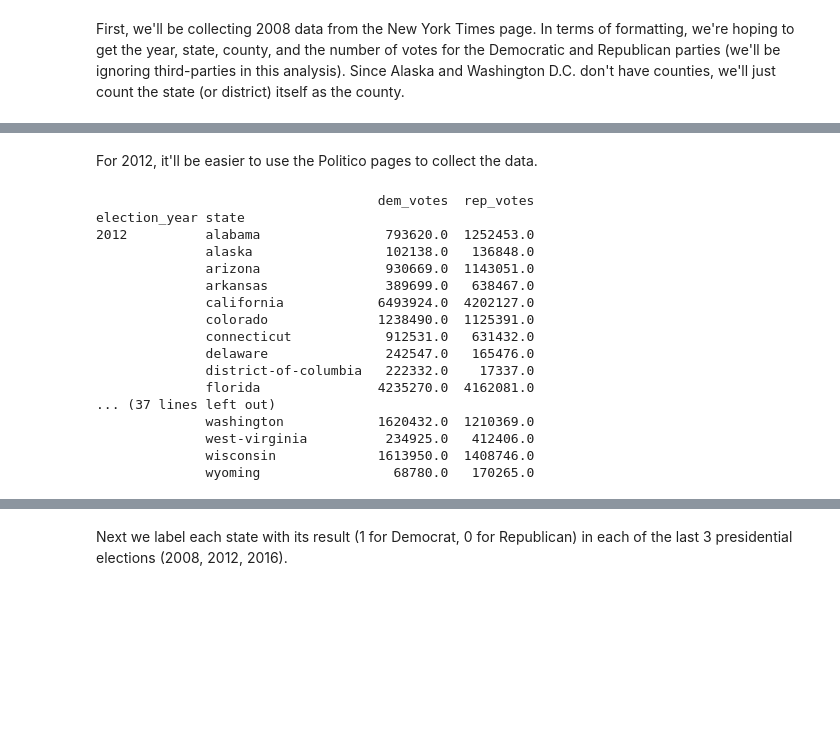
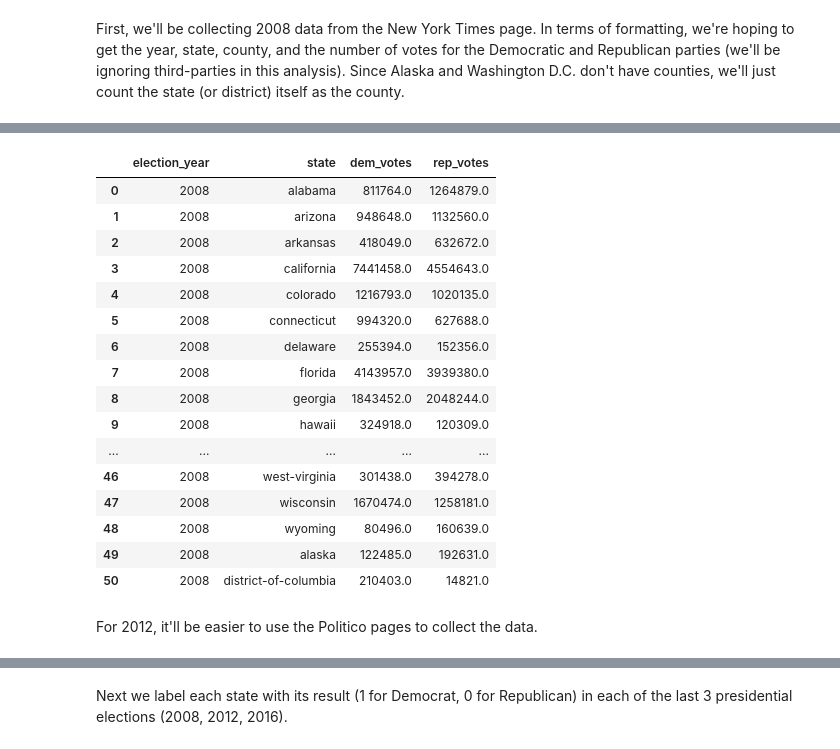
Before and after one commit to malexandert/15388_final, a Jupyter notebook: project.ipynb, the cells around one changed output, grey strips where cells are left out. Cells and saved outputs as stored; diff of their text form; code cells hidden in the pictures; blank space fills up the shorter version.

```diff
--- a/project.ipynb
+++ b/project.ipynb
@@ -59,17 +59,13 @@ Converts data taken from the table in the html
 '''
 def voter_html_to_data_2008(voter_html):
     data = [datum.get_text().strip() for datum in voter_html.find_all('td')]
-    # For the 2008 elections, the data list will be in the following format:
-    # County name, % votes for Obama, Votes for Obama, % votes for McCain, Votes for McCain
-    # For simplicity's sake, we'll calculate the percentages ourselves based on the raw vote counts
-    county_name = data[0].lower()
     blue_votes = int(data[2][:-5].replace(',',''))
     red_votes = int(data[4][:-5].replace(',',''))
-    return [county_name, blue_votes, red_votes]
+    return [blue_votes, red_votes]
 
 def get_voter_data_2008():
     # Set up our data frame
-    df = pd.DataFrame(columns=('election_year', 'state', 'county', 'dem_votes', 'rep_votes'))
+    df = pd.DataFrame(columns=('election_year', 'state', 'dem_votes', 'rep_votes'))
 
     # Base url we'll be getting data from
     base_url = 'http://elections.nytimes.com/2008/results/states/president/'
@@ -78,7 +74,7 @@ def get_voter_data_2008():
     state_urls = sorted([state.lower().replace(' ', '-') for state in states])
 
     # Iterate through the states (except for Alaska and D.C.)
-    num_counties = 0
+    num_states = 0
     for state in state_urls:
         if state != 'alaska' and state != 'district-of-columbia':
             # Get data from the site
@@ -90,10 +86,11 @@ def get_voter_data_2008():
 
             # Data that every row will have (election year and state)
             header_data = ['2008', state]
-            for row in data_rows:
-                voter_data = header_data + voter_html_to_data_2008(row)
-                df.loc[num_counties] = voter_data
-                num_counties += 1
+            state_vote_lists = [voter_html_to_data_2008(row) for row in data_rows]
+            state_vote_counts = [sum([vote[0] for vote in state_vote_lists]), sum([vote[1] for vote in state_vote_lists])]
+            voter_data = header_data + state_vote_counts
+            df.loc[num_states] = voter_data
+            num_states += 1
 
     # Since Alaska and D.C. don't have counties, we process them slightly differently
     # First, Alaska
@@ -104,9 +101,9 @@ def get_voter_data_2008():
     alaska_mccain = alaska_election_soup.find(id='presidential-results-table').tbody.find_all('tr')[:2][0].find_all('td')
     alaska_blue_votes = int(alaska_obama[1].get_text().strip().replace(',',''))
     alaska_red_votes = int(alaska_mccain[2].get_text().strip().replace(',',''))
-    alaska_data = ['2008', 'alaska', 'alaska', alaska_blue_votes, alaska_red_votes]
-    df.loc[num_counties] = alaska_data
-    num_counties += 1
+    alaska_data = ['2008', 'alaska', alaska_blue_votes, alaska_red_votes]
+    df.loc[num_states] = alaska_data
+    num_states += 1
 
     # Finally, D.C.
     dc_html = requests.get('http://elections.nytimes.com/2008/results/states/district-of-columbia.html')
@@ -116,8 +113,8 @@ def get_voter_data_2008():
     dc_mccain = dc_election_soup.find(id='presidential-results-table').tbody.find_all('tr')[:2][1].find_all('td')
     dc_blue_votes = int(dc_obama[2].get_text().strip().replace(',',''))
     dc_red_votes = int(dc_mccain[1].get_text().strip().replace(',',''))
-    dc_data = ['2008', 'district-of-columbia', 'district-of-columbia', dc_blue_votes, dc_red_votes]
-    df.loc[num_counties] = dc_data
-    num_counties += 1
+    dc_data = ['2008', 'district-of-columbia', dc_blue_votes, dc_red_votes]
+    df.loc[num_states] = dc_data
+    num_states += 1
 
     return df
@@ -145,3 +141,23 @@ election_year state
+# %%
+df_2008
+# %% [output]
+|  | election_year | state | dem_votes | rep_votes |
+| 0 | 2008 | alabama | 811764.0 | 1264879.0 |
+| 1 | 2008 | arizona | 948648.0 | 1132560.0 |
+| 2 | 2008 | arkansas | 418049.0 | 632672.0 |
+| 3 | 2008 | california | 7441458.0 | 4554643.0 |
+| 4 | 2008 | colorado | 1216793.0 | 1020135.0 |
+| 5 | 2008 | connecticut | 994320.0 | 627688.0 |
+| 6 | 2008 | delaware | 255394.0 | 152356.0 |
+| 7 | 2008 | florida | 4143957.0 | 3939380.0 |
+| 8 | 2008 | georgia | 1843452.0 | 2048244.0 |
+| 9 | 2008 | hawaii | 324918.0 | 120309.0 |
+| ... | ... | ... | ... | ... |
+| 46 | 2008 | west-virginia | 301438.0 | 394278.0 |
+| 47 | 2008 | wisconsin | 1670474.0 | 1258181.0 |
+| 48 | 2008 | wyoming | 80496.0 | 160639.0 |
+| 49 | 2008 | alaska | 122485.0 | 192631.0 |
+| 50 | 2008 | district-of-columbia | 210403.0 | 14821.0 |
 # %% [markdown]
 For 2012, it'll be easier to use the Politico pages to collect the data.
 # %%
@@ -189,23 +191,2 @@ def get_voter_data_2012():
 
     return df
-# %%
-df_2012 = get_voter_data_2012()
-print df_2012.groupby(['election_year','state']).sum()
-# %% [output]
-                                    dem_votes  rep_votes
-election_year state
-2012          alabama                793620.0  1252453.0
-              alaska                 102138.0   136848.0
-              arizona                930669.0  1143051.0
-              arkansas               389699.0   638467.0
-              california            6493924.0  4202127.0
-              colorado              1238490.0  1125391.0
-              connecticut            912531.0   631432.0
-              delaware               242547.0   165476.0
-              district-of-columbia   222332.0    17337.0
-              florida               4235270.0  4162081.0
-... (37 lines left out)
-              washington            1620432.0  1210369.0
-              west-virginia          234925.0   412406.0
-              wisconsin             1613950.0  1408746.0
-              wyoming                 68780.0   170265.0
```
Also changed, not shown: parts of 11 cells of this notebook.
